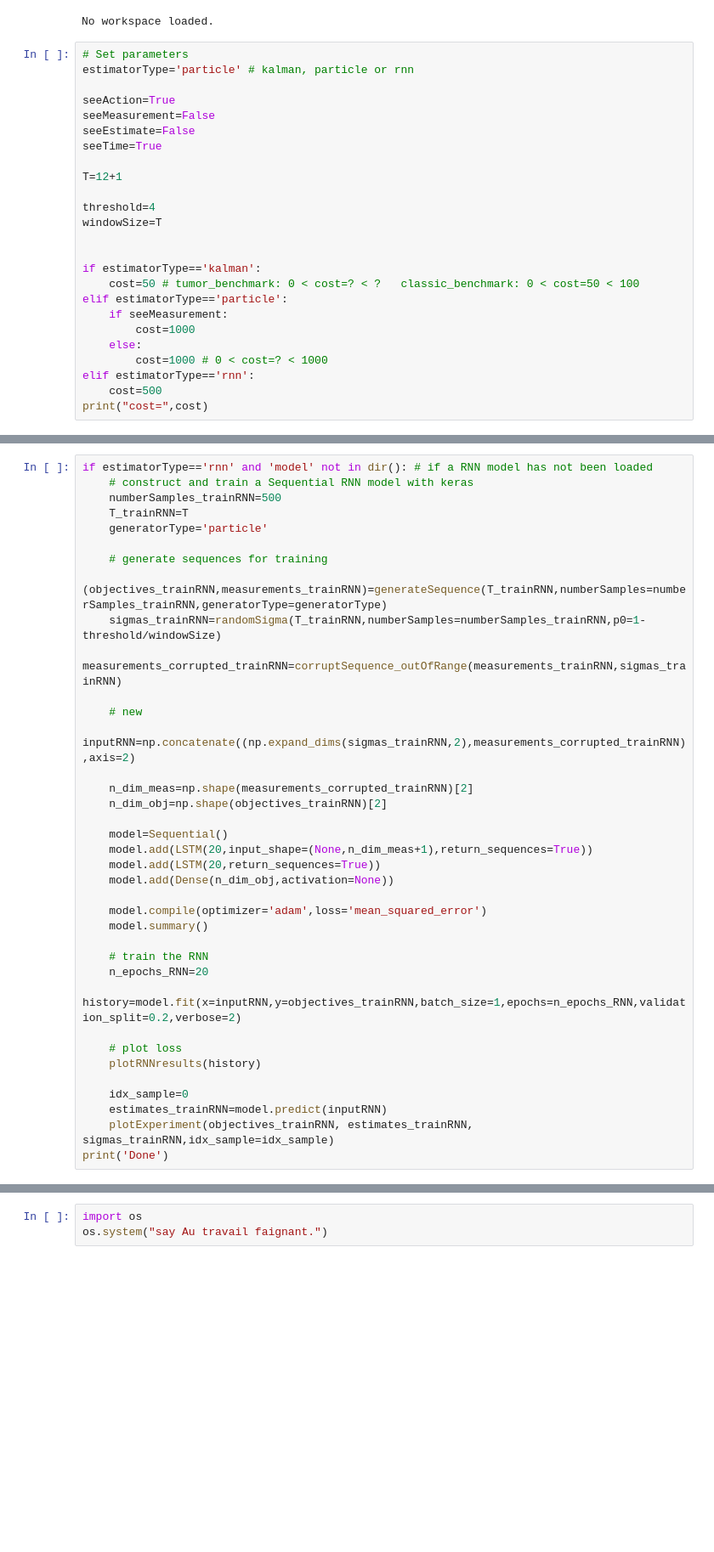
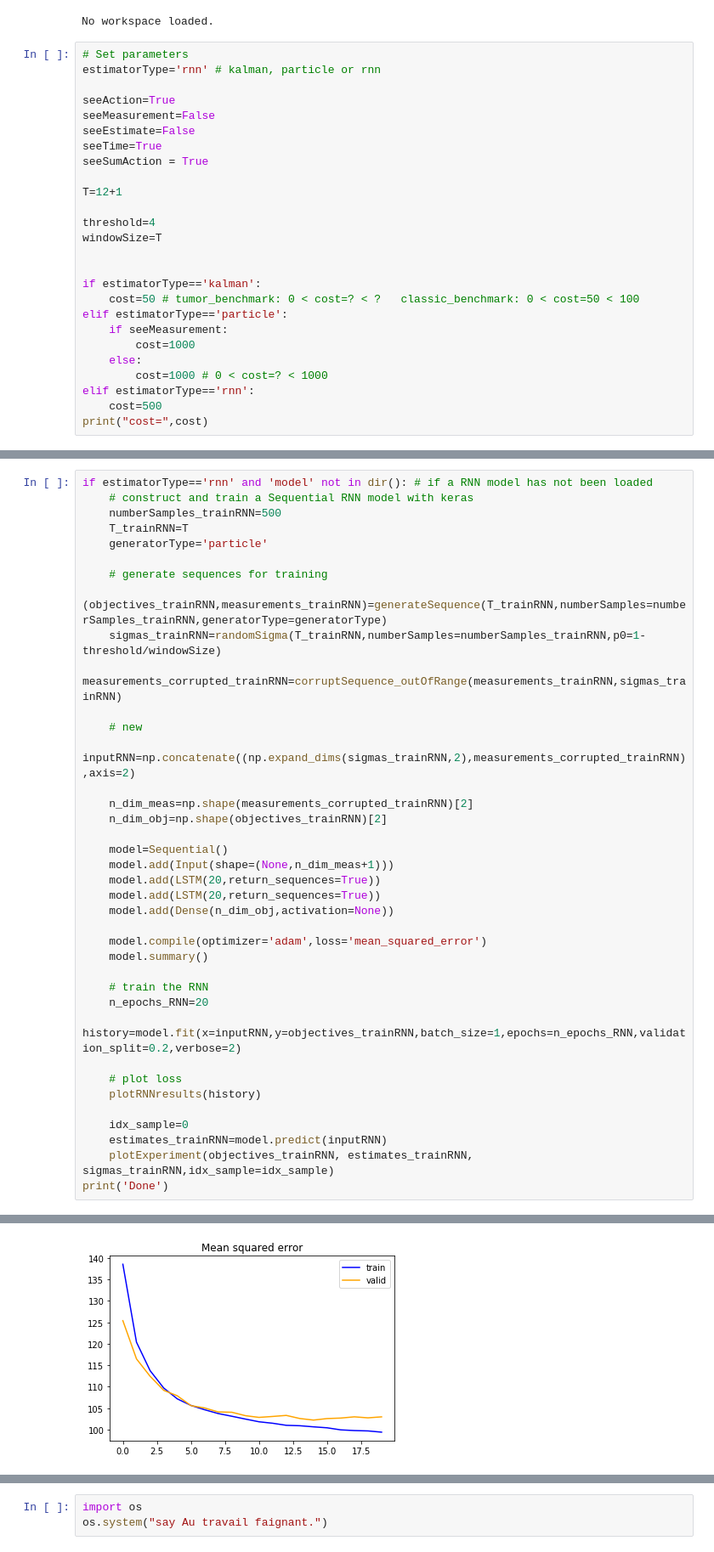
Before and after one commit to aaspeel/optiMeasRL, a Jupyter notebook: RL.ipynb, the cells around one changed output, grey strips where cells are left out. Shown at 85% size. Drawn from its saved outputs; the diff is of its cells as text; blank space fills up the shorter version.

Commit message:
added sumAction and changed seeTime

```diff
--- a/RL.ipynb
+++ b/RL.ipynb
@@ -35,12 +33,13 @@ else:
 No workspace loaded.
 # %%
 # Set parameters
-estimatorType='particle' # kalman, particle or rnn
+estimatorType='rnn' # kalman, particle or rnn
 
 seeAction=True
 seeMeasurement=False
 seeEstimate=False
 seeTime=True
+seeSumAction = True
 
 T=12+1
 
@@ -79,7 +78,8 @@ if estimatorType=='rnn' and 'model' not in dir(): # if a RNN model has not been
     n_dim_obj=np.shape(objectives_trainRNN)[2]
 
     model=Sequential()
-    model.add(LSTM(20,input_shape=(None,n_dim_meas+1),return_sequences=True))
+    model.add(Input(shape=(None,n_dim_meas+1)))
+    model.add(LSTM(20,return_sequences=True))
     model.add(LSTM(20,return_sequences=True))
     model.add(Dense(n_dim_obj,activation=None))
 
@@ -101,0 +118 @@ Done
+[figure, added]
```
Also changed, not shown: parts of 14 cells of this notebook, 3 other files.
